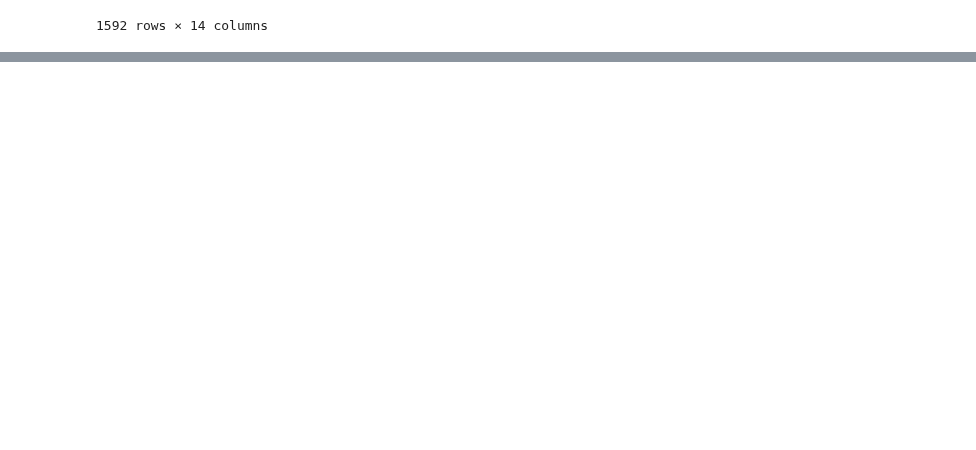
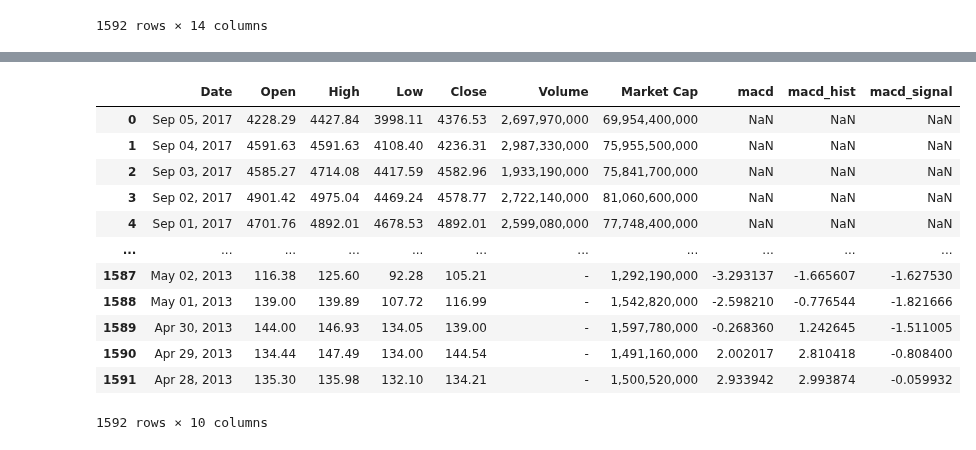
Before and after one commit to adevrent/wqu_mscfe, a Jupyter notebook: Financial Data/M6/L3.ipynb, the cells around one changed output, grey strips where cells are left out. Cells and saved outputs as stored; diff of their text form; code cells hidden in the pictures; blank space fills up the shorter version.

```diff
--- a/Financial Data/M6/L3.ipynb
+++ b/Financial Data/M6/L3.ipynb
@@ -56,0 +315,23 @@ df[["Close", "bb_bbl", "bb_bbh"]].plot(figsize=(10, 6))
+# %%
+df = pd.read_csv('./data/bitcoin_price.csv', sep=',')
+
+MACD_btc = MACD(df["Close"][-50:], fillna=True)  # take last 50 values
+df["macd"] = MACD_btc.macd()
+df["macd_hist"] = MACD_btc.macd_diff()
+df["macd_signal"] = MACD_btc.macd_signal()
+
+df
+# %% [output]
+|  | Date | Open | High | Low | Close | Volume | Market Cap | macd | macd_hist | macd_signal |
+| 0 | Sep 05, 2017 | 4228.29 | 4427.84 | 3998.11 | 4376.53 | 2,697,970,000 | 69,954,400,000 | NaN | NaN | NaN |
+| 1 | Sep 04, 2017 | 4591.63 | 4591.63 | 4108.40 | 4236.31 | 2,987,330,000 | 75,955,500,000 | NaN | NaN | NaN |
+| 2 | Sep 03, 2017 | 4585.27 | 4714.08 | 4417.59 | 4582.96 | 1,933,190,000 | 75,841,700,000 | NaN | NaN | NaN |
+| 3 | Sep 02, 2017 | 4901.42 | 4975.04 | 4469.24 | 4578.77 | 2,722,140,000 | 81,060,600,000 | NaN | NaN | NaN |
+| 4 | Sep 01, 2017 | 4701.76 | 4892.01 | 4678.53 | 4892.01 | 2,599,080,000 | 77,748,400,000 | NaN | NaN | NaN |
+| ... | ... | ... | ... | ... | ... | ... | ... | ... | ... | ... |
+| 1587 | May 02, 2013 | 116.38 | 125.60 | 92.28 | 105.21 | - | 1,292,190,000 | -3.293137 | -1.665607 | -1.627530 |
+| 1588 | May 01, 2013 | 139.00 | 139.89 | 107.72 | 116.99 | - | 1,542,820,000 | -2.598210 | -0.776544 | -1.821666 |
+| 1589 | Apr 30, 2013 | 144.00 | 146.93 | 134.05 | 139.00 | - | 1,597,780,000 | -0.268360 | 1.242645 | -1.511005 |
+| 1590 | Apr 29, 2013 | 134.44 | 147.49 | 134.00 | 144.54 | - | 1,491,160,000 | 2.002017 | 2.810418 | -0.808400 |
+| 1591 | Apr 28, 2013 | 135.30 | 135.98 | 132.10 | 134.21 | - | 1,500,520,000 | 2.933942 | 2.993874 | -0.059932 |
+1592 rows × 10 columns
```
Also changed, not shown: parts of 8 cells of this notebook.
